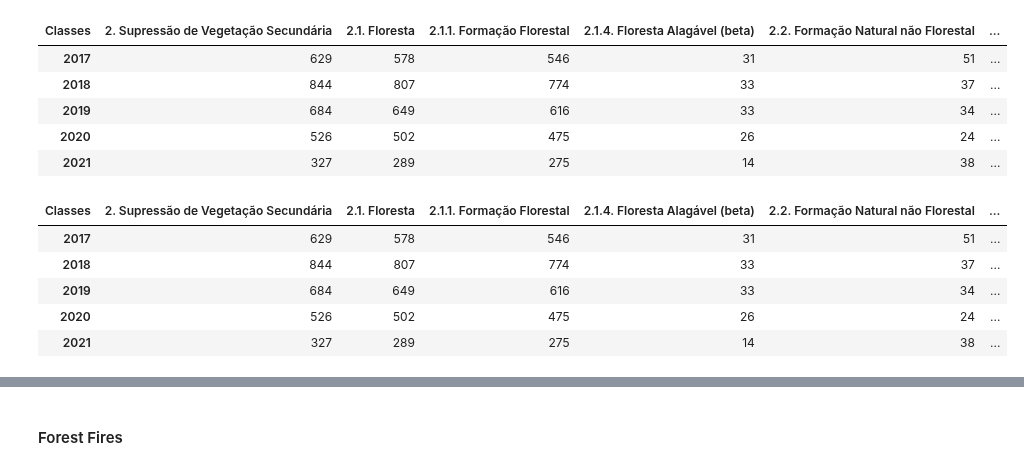
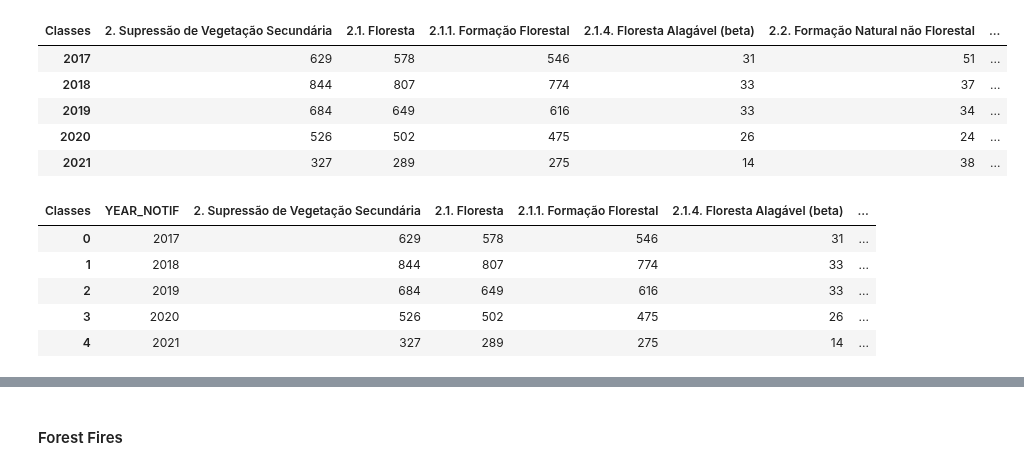
Before and after one commit to RaphaLevy/Study_on_Malaria_dynamics, a Jupyter notebook: mapbiomas_data/MapBiomas_Manaus_Data_2017_2021.ipynb, the cells around one changed output, grey strips where cells are left out. Cells and saved outputs as stored; diff of their text form; code cells hidden in the pictures.

```diff
--- a/mapbiomas_data/MapBiomas_Manaus_Data_2017_2021.ipynb
+++ b/mapbiomas_data/MapBiomas_Manaus_Data_2017_2021.ipynb
@@ -125,12 +125,14 @@ transposed_deforestation_2017_2021_df
 | 2021 | 327 | 289 | 275 | 14 | 38 | ... |
 # %%
 numeric_deforestation_2017_2021_df = transposed_deforestation_2017_2021_df.astype(int)
+numeric_deforestation_2017_2021_df = numeric_deforestation_2017_2021_df.reset_index()
+numeric_deforestation_2017_2021_df.rename(columns={'index': 'YEAR_NOTIF'}, inplace=True)
 numeric_deforestation_2017_2021_df
 # %% [output]
-| Classes | 2. Supressão de Vegetação Secundária | 2.1. Floresta | 2.1.1. Formação Florestal | 2.1.4. Floresta Alagável (beta) | 2.2. Formação Natural não Florestal | ... |
-| 2017 | 629 | 578 | 546 | 31 | 51 | ... |
-| 2018 | 844 | 807 | 774 | 33 | 37 | ... |
-| 2019 | 684 | 649 | 616 | 33 | 34 | ... |
-| 2020 | 526 | 502 | 475 | 26 | 24 | ... |
-| 2021 | 327 | 289 | 275 | 14 | 38 | ... |
+| Classes | YEAR_NOTIF | 2. Supressão de Vegetação Secundária | 2.1. Floresta | 2.1.1. Formação Florestal | 2.1.4. Floresta Alagável (beta) | ... |
+| 0 | 2017 | 629 | 578 | 546 | 31 | ... |
+| 1 | 2018 | 844 | 807 | 774 | 33 | ... |
+| 2 | 2019 | 684 | 649 | 616 | 33 | ... |
+| 3 | 2020 | 526 | 502 | 475 | 26 | ... |
+| 4 | 2021 | 327 | 289 | 275 | 14 | ... |
 # %%
```
Also changed, not shown: parts of 12 cells of this notebook.
